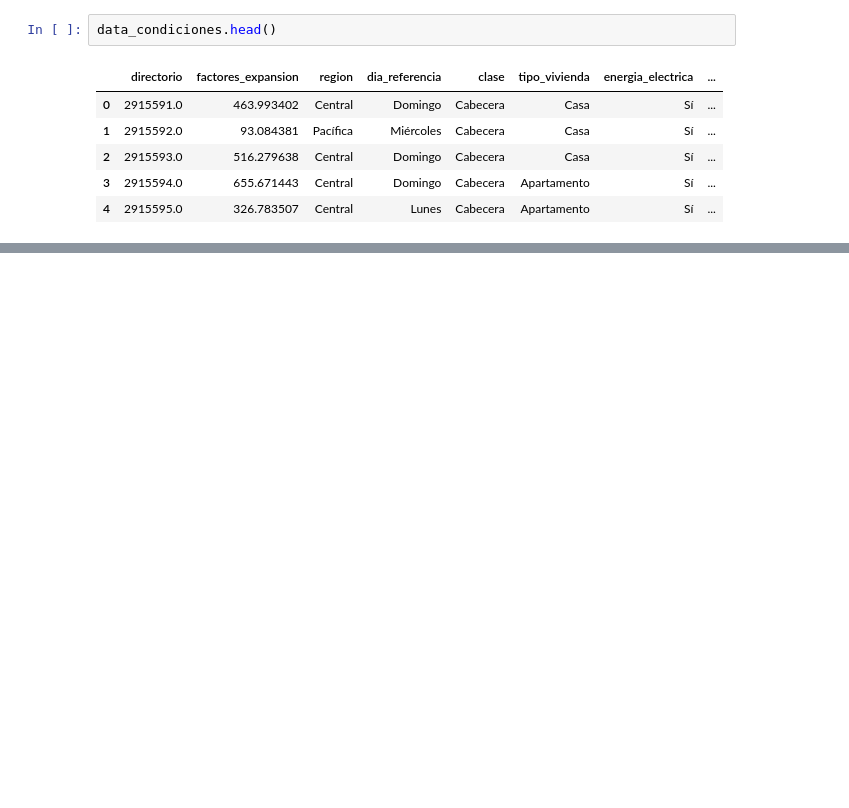
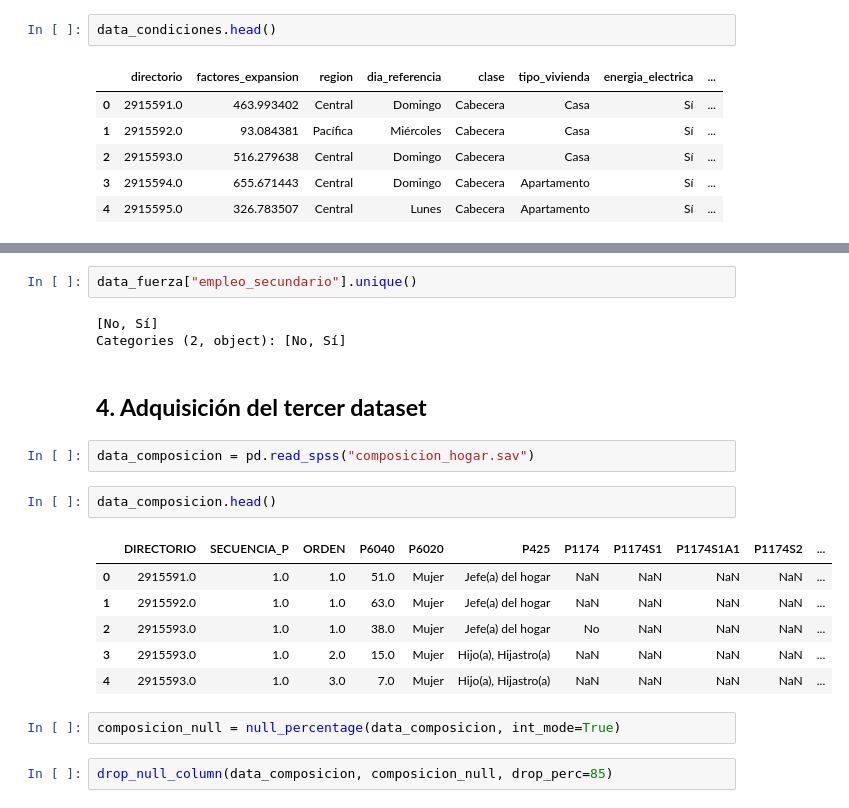
Before and after one commit to jpcano1/MINE-4101-tareas, a Jupyter notebook: lab_2.ipynb, the cells around one changed output, grey strips where cells are left out. Drawn from its saved outputs; the diff is of its cells as text; blank space fills up the shorter version.

```diff
--- a/lab_2.ipynb
+++ b/lab_2.ipynb
@@ -212,0 +333,22 @@ data_condiciones.head()
+# %%
+data_fuerza["empleo_secundario"].unique()
+# %% [output]
+[No, Sí]
+Categories (2, object): [No, Sí]
+# %% [markdown]
+## **4. Adquisición del tercer dataset**
+# %%
+data_composicion = pd.read_spss("composicion_hogar.sav")
+# %%
+data_composicion.head()
+# %% [output]
+|  | DIRECTORIO | SECUENCIA_P | ORDEN | P6040 | P6020 | P425 | P1174 | P1174S1 | P1174S1A1 | P1174S2 | ... |
+| 0 | 2915591.0 | 1.0 | 1.0 | 51.0 | Mujer | Jefe(a) del hogar | NaN | NaN | NaN | NaN | ... |
+| 1 | 2915592.0 | 1.0 | 1.0 | 63.0 | Mujer | Jefe(a) del hogar | NaN | NaN | NaN | NaN | ... |
+| 2 | 2915593.0 | 1.0 | 1.0 | 38.0 | Mujer | Jefe(a) del hogar | No | NaN | NaN | NaN | ... |
+| 3 | 2915593.0 | 1.0 | 2.0 | 15.0 | Mujer | Hijo(a), Hijastro(a) | NaN | NaN | NaN | NaN | ... |
+| 4 | 2915593.0 | 1.0 | 3.0 | 7.0 | Mujer | Hijo(a), Hijastro(a) | NaN | NaN | NaN | NaN | ... |
+# %%
+composicion_null = null_percentage(data_composicion, int_mode=True)
+# %%
+drop_null_column(data_composicion, composicion_null, drop_perc=85)
```
Also changed, not shown: parts of 18 cells of this notebook.
